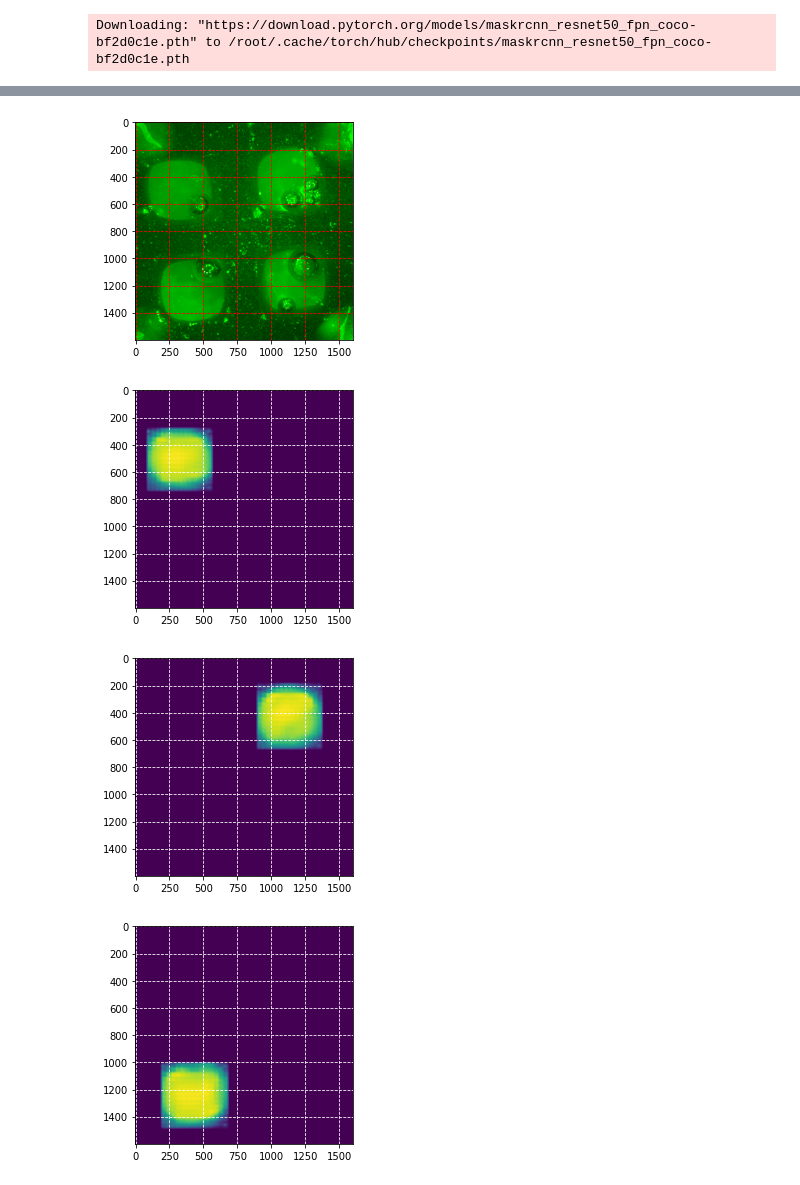
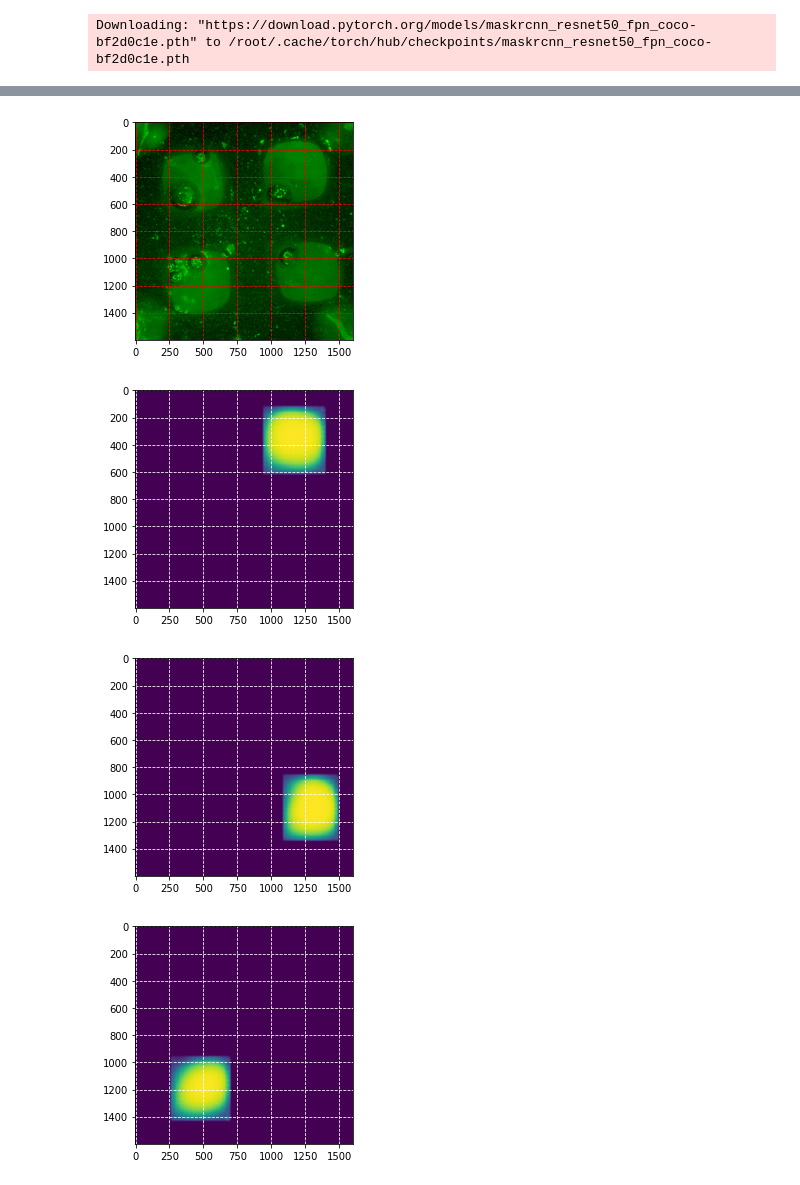
Before and after one commit to ncsu-landscape-dynamics/LAMP_assay_automation, a Jupyter notebook: Working_pytorch_instance_imseg_ccrop.ipynb, the cells around one changed output, grey strips where cells are left out. Drawn from its saved outputs; the diff is of its cells as text; code cells hidden in the pictures.

```diff
--- a/Working_pytorch_instance_imseg_ccrop.ipynb
+++ b/Working_pytorch_instance_imseg_ccrop.ipynb
@@ -291,3 +286,29 @@ img, _ = dataset_test[0]
 model.eval()
 with torch.no_grad():
     prediction = model([img.to(device)])
+# %%
+# This tests the model with completely new images I created by manually
+# manipulating the images in the original set.
+
+from torchvision.io import read_image
+from torchvision.transforms.functional import convert_image_dtype
+
+dog1_int = read_image('/content/drive/MyDrive/APHIS Farm Bill (2020Milestones)/Protocols/For John/images/New set for John/collection/four_chambers/newtestimgs/set100m_vh_4.png')
+dog2_int = read_image('/content/drive/MyDrive/APHIS Farm Bill (2020Milestones)/Protocols/For John/images/New set for John/collection/four_chambers/newtestimgs/set100m_vh_5.png')
+
+
+# The data need to be converted to GPU, or cuda, compatible.
+# An example of loading model and data:
+#device = torch.device("cuda")
+#model = TheModelClass(*args, **kwargs)
+#model.load_state_dict(torch.load(PATH))
+#model.to(device)
+# Make sure to call input = input.to(device) on any input tensors that you feed to the model
+
+dog1 = dog1_int.to(device)
+dog2 = dog2_int.to(device)
+
+batch_int = torch.stack([dog1, dog2])
+batch = convert_image_dtype(batch_int, dtype=torch.float)
+
+new_dat = model(batch)
@@ -294,15 +317,15 @@ with torch.no_grad():
 # %%
-img1 = Image.fromarray(img.mul(255).permute(1, 2, 0).byte().numpy())
+img1 = Image.fromarray(dog1_int.permute(1, 2, 0).byte().numpy())
 
 plt.imshow(img1)
 ax = plt.gca()
 ax.grid(True, color='r', linestyle='--')
 plt.draw()
 plt.show()
 # %% [output]
-[figure, old version]
+[figure, new version]
 # %%
-pred1 = Image.fromarray(prediction[0]['masks'][0, 0].mul(255).byte().cpu().numpy())
+pred1 = Image.fromarray(new_dat[0]['masks'][0, 0].mul(255).byte().cpu().numpy())
 
 plt.imshow(pred1)
 ax = plt.gca()
@@ -310,9 +333,9 @@ ax.grid(True, color='w', linestyle='--')
 plt.draw()
 plt.show()
 # %% [output]
-[figure, old version]
+[figure, new version]
 # %%
-pred1 = Image.fromarray(prediction[0]['masks'][1, 0].mul(255).byte().cpu().numpy())
+pred1 = Image.fromarray(new_dat[0]['masks'][1, 0].mul(255).byte().cpu().numpy())
 
 plt.imshow(pred1)
 ax = plt.gca()
@@ -320,9 +343,9 @@ ax.grid(True, color='w', linestyle='--')
 plt.draw()
 plt.show()
 # %% [output]
-[figure, old version]
+[figure, new version]
 # %%
-pred1 = Image.fromarray(prediction[0]['masks'][2, 0].mul(255).byte().cpu().numpy())
+pred1 = Image.fromarray(new_dat[0]['masks'][2, 0].mul(255).byte().cpu().numpy())
 
 plt.imshow(pred1)
 ax = plt.gca()
@@ -330,5 +353,5 @@ ax.grid(True, color='w', linestyle='--')
 plt.draw()
 plt.show()
 # %% [output]
-[figure, old version]
+[figure, new version]
 # %%
```
Also changed, not shown: parts of 15 cells of this notebook.
